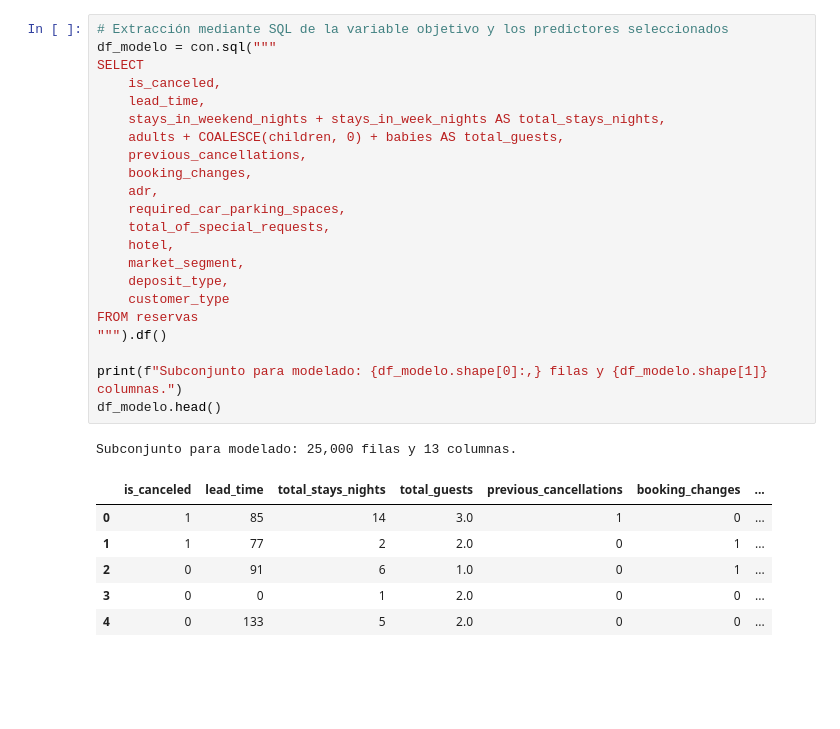
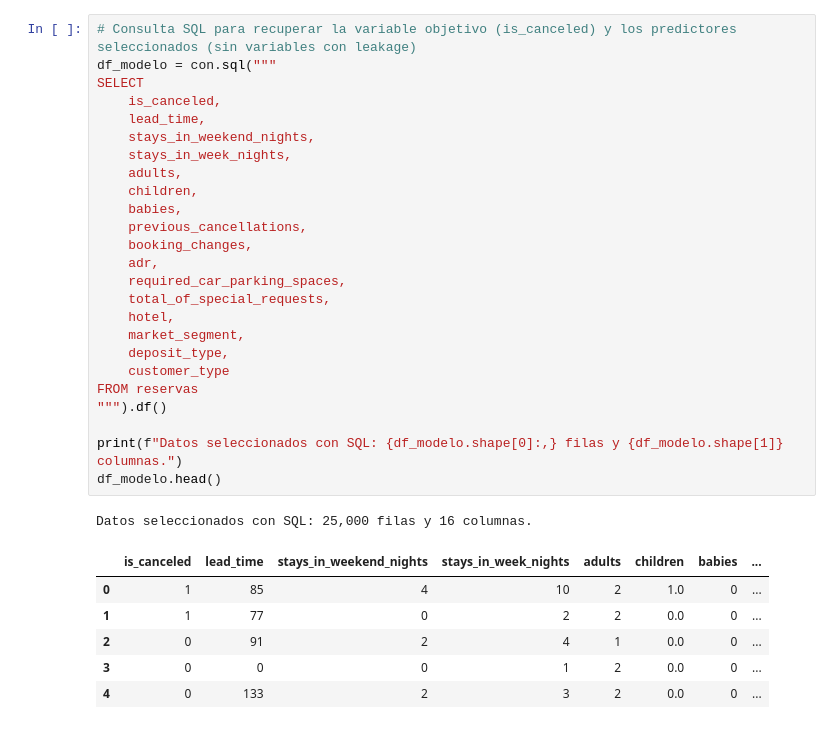
Before and after one commit to Emanstor/tpi-iad-comision8, a Jupyter notebook: Lopez_DelCorro_Comision8_Entrega5.ipynb, the cells around one changed output. Cells and saved outputs as stored; diff of their text form; blank space fills up the shorter version.

Commit message:
Sync Entrega 5 (5 pasos exactos con imputacion en train y exclusiones de leakage) y Entrega 6

```diff
--- a/Lopez_DelCorro_Comision8_Entrega5.ipynb
+++ b/Lopez_DelCorro_Comision8_Entrega5.ipynb
@@ -74,30 +96,33 @@ Recuperamos mediante **SQL** la variable objetivo `is_canceled` y el conjunto de
 # %%
-# Extracción mediante SQL de la variable objetivo y los predictores seleccionados
+# Consulta SQL para recuperar la variable objetivo (is_canceled) y los predictores seleccionados (sin variables con leakage)
 df_modelo = con.sql("""
 SELECT
     is_canceled,
     lead_time,
-    stays_in_weekend_nights + stays_in_week_nights AS total_stays_nights,
-    adults + COALESCE(children, 0) + babies AS total_guests,
+    stays_in_weekend_nights,
+    stays_in_week_nights,
+    adults,
+    children,
+    babies,
     previous_cancellations,
     booking_changes,
     adr,
     required_car_parking_spaces,
     total_of_special_requests,
     hotel,
     market_segment,
     deposit_type,
     customer_type
 FROM reservas
 """).df()
 
-print(f"Subconjunto para modelado: {df_modelo.shape[0]:,} filas y {df_modelo.shape[1]} columnas.")
+print(f"Datos seleccionados con SQL: {df_modelo.shape[0]:,} filas y {df_modelo.shape[1]} columnas.")
 df_modelo.head()
 # %% [output]
-Subconjunto para modelado: 25,000 filas y 13 columnas.
+Datos seleccionados con SQL: 25,000 filas y 16 columnas.
-|  | is_canceled | lead_time | total_stays_nights | total_guests | previous_cancellations | booking_changes | ... |
-| 0 | 1 | 85 | 14 | 3.0 | 1 | 0 | ... |
-| 1 | 1 | 77 | 2 | 2.0 | 0 | 1 | ... |
-| 2 | 0 | 91 | 6 | 1.0 | 0 | 1 | ... |
-| 3 | 0 | 0 | 1 | 2.0 | 0 | 0 | ... |
-| 4 | 0 | 133 | 5 | 2.0 | 0 | 0 | ... |
+|  | is_canceled | lead_time | stays_in_weekend_nights | stays_in_week_nights | adults | children | babies | ... |
+| 0 | 1 | 85 | 4 | 10 | 2 | 1.0 | 0 | ... |
+| 1 | 1 | 77 | 0 | 2 | 2 | 0.0 | 0 | ... |
+| 2 | 0 | 91 | 2 | 4 | 1 | 0.0 | 0 | ... |
+| 3 | 0 | 0 | 0 | 1 | 2 | 0.0 | 0 | ... |
+| 4 | 0 | 133 | 2 | 3 | 2 | 0.0 | 0 | ... |
```
Also changed, not shown: parts of 20 cells of this notebook, 4 other files.
